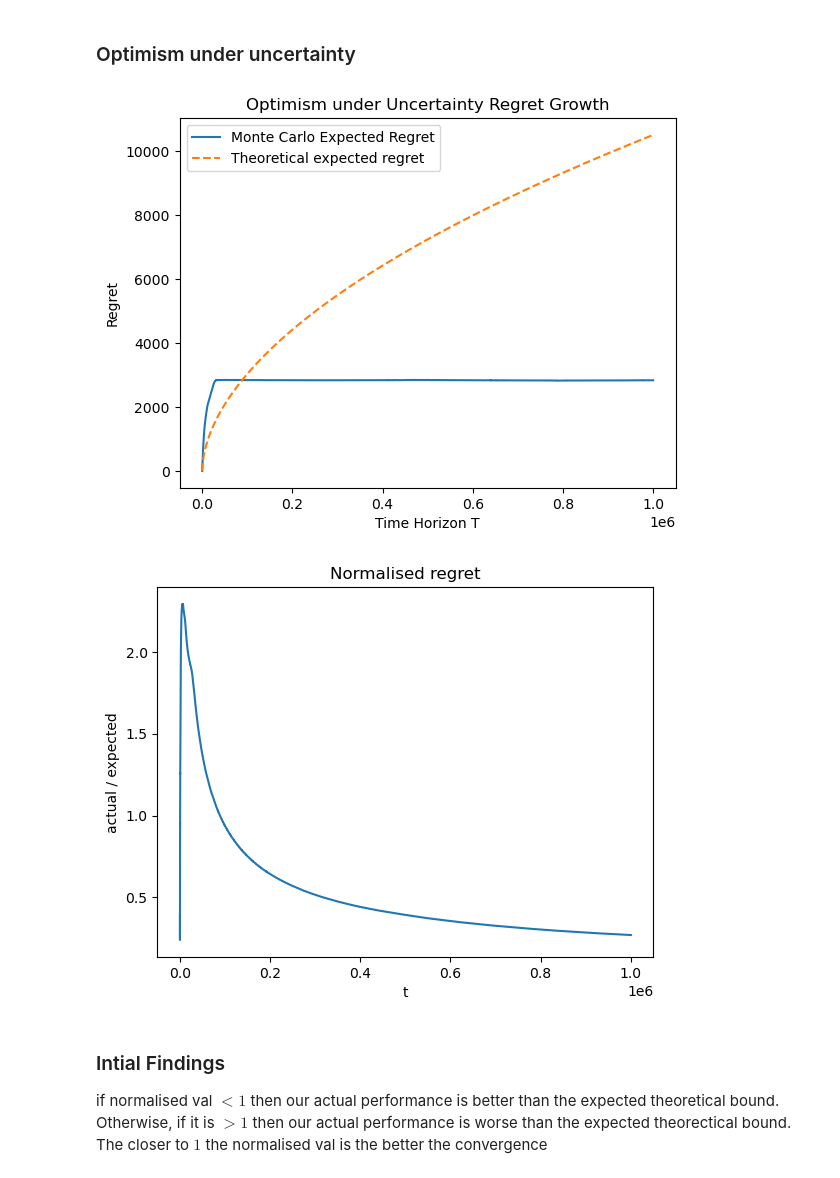
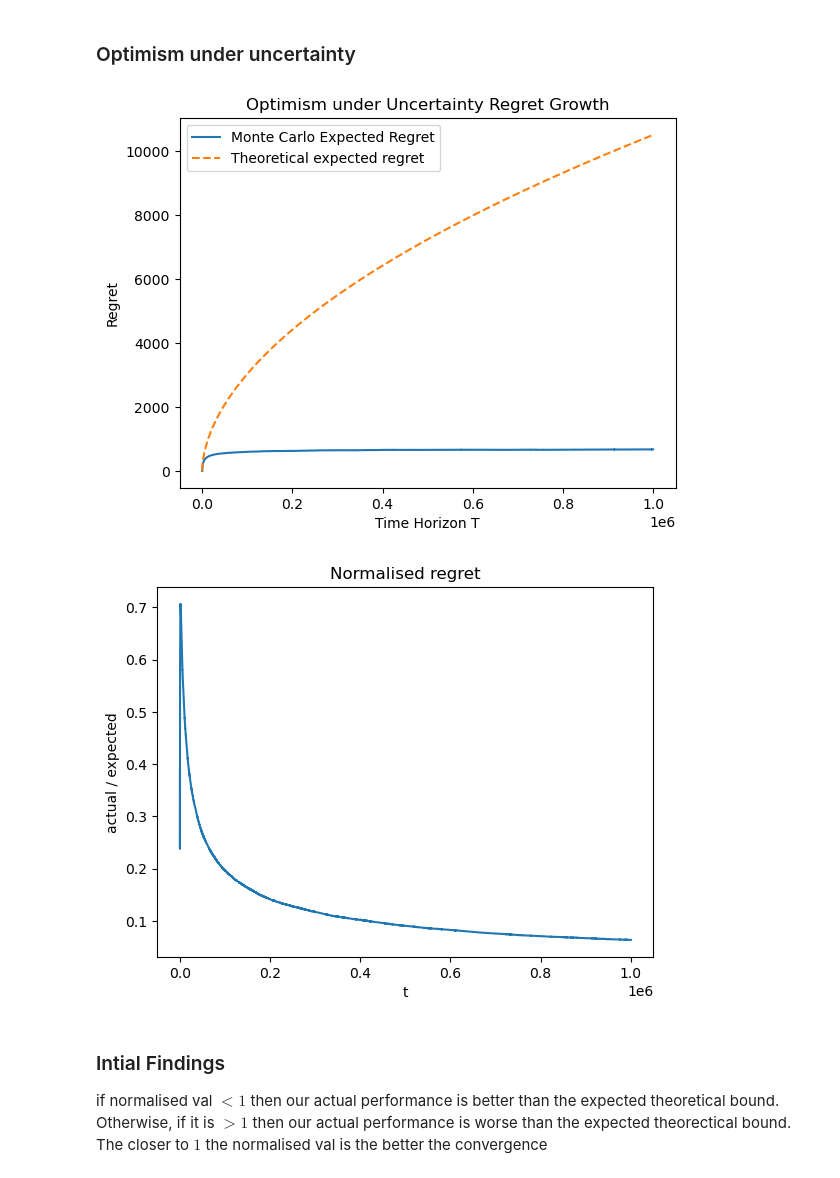
Before and after one commit to robert-zhang28/Multi-Armed-Bandits, a Jupyter notebook: algorithm_analysis.ipynb, the cells around one changed output. Cells and saved outputs as stored; diff of their text form; code cells hidden in the pictures.

```diff
--- a/algorithm_analysis.ipynb
+++ b/algorithm_analysis.ipynb
@@ -324,38 +324,38 @@ def expected_regret_curve_ucb(mu, T, runs=200):
         rewards = ucb1(mu, T)
         cumulative_regret += np.cumsum(optimal_reward - np.array(rewards))
 
     cumulative_regret /= runs
     return cumulative_regret
 
 #N = 20
 T = 1000000
 #C = 0.2
 K = len(mu)
 
 time_horizons = np.arange(1, T + 1)
 
-expected_curve = expected_regret_curve(mu, T, runs=1000)
+expected_curve_ucb = expected_regret_curve_ucb(mu, T, runs=1000)
 theoretical = np.sqrt(K * time_horizons * np.log(time_horizons))
 
 
-plt.plot(time_horizons, expected_curve, label="Monte Carlo Expected Regret")
+plt.plot(time_horizons, expected_curve_ucb, label="Monte Carlo Expected Regret")
 plt.plot(time_horizons, theoretical, label="Theoretical expected regret", linestyle="--")
 
 plt.xlabel("Time Horizon T")
 plt.ylabel("Regret")
 plt.legend()
 plt.title("Optimism under Uncertainty Regret Growth")
 plt.show()
 
-normalised = expected_curve / theoretical
+normalised = expected_curve_ucb / theoretical
 plt.plot(time_horizons, normalised)
 plt.xlabel("t")
 plt.ylabel("actual / expected")
 plt.title("Normalised regret")
 plt.show()
 # %% [output]
-[figure, old version]
+[figure, new version]
-[figure, old version]
+[figure, new version]
 # %% [markdown]
 ### Intial Findings
 
```
Also changed, not shown: parts of 8 cells of this notebook.
